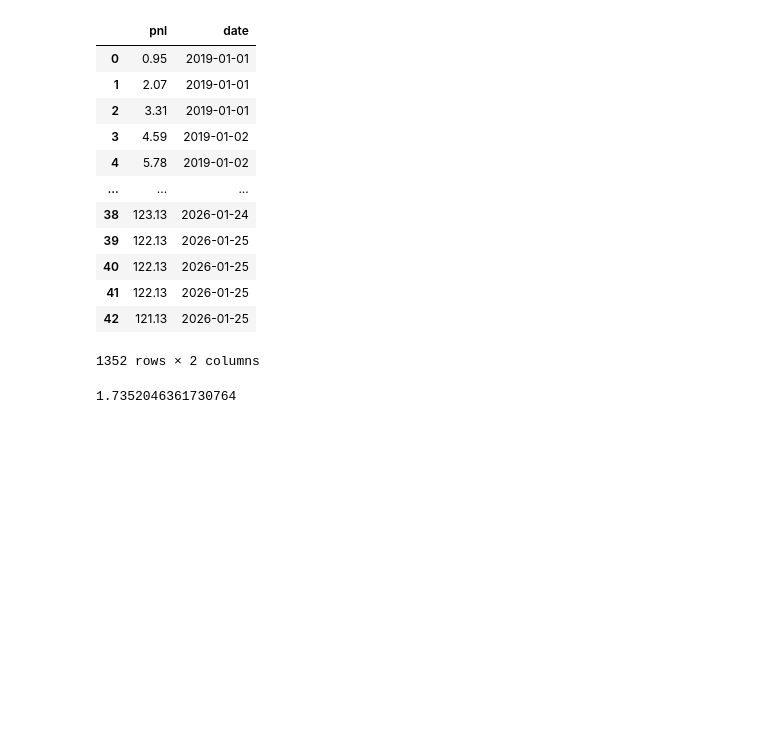
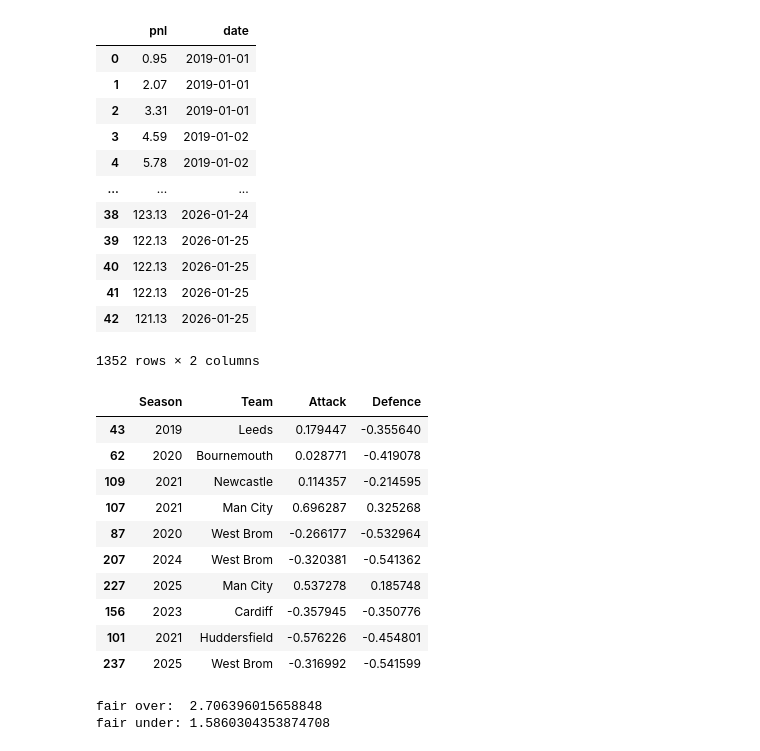
Before and after one commit to ThomasGourlay/football-poisson-model, a Jupyter notebook: main.ipynb, the cells around one changed output. Drawn from its saved outputs; the diff is of its cells as text; code cells hidden in the pictures; blank space fills up the shorter version.

```diff
--- a/main.ipynb
+++ b/main.ipynb
@@ -423,6 +425,20 @@ in this period we made net $5.12
 final=pd.concat(mylist)
 # %%
 ratings_df = fit_params(season_matches, n_teams, n_seasons, Settings(0.1, 0.1), teams)
+# %%
+ratings_df.sample(10)
+# %% [output]
+|  | Season | Team | Attack | Defence |
+| 43 | 2019 | Leeds | 0.179447 | -0.355640 |
+| 62 | 2020 | Bournemouth | 0.028771 | -0.419078 |
+| 109 | 2021 | Newcastle | 0.114357 | -0.214595 |
+| 107 | 2021 | Man City | 0.696287 | 0.325268 |
+| 87 | 2020 | West Brom | -0.266177 | -0.532964 |
+| 207 | 2024 | West Brom | -0.320381 | -0.541362 |
+| 227 | 2025 | Man City | 0.537278 | 0.185748 |
+| 156 | 2023 | Cardiff | -0.357945 | -0.350776 |
+| 101 | 2021 | Huddersfield | -0.576226 | -0.454801 |
+| 237 | 2025 | West Brom | -0.316992 | -0.541599 |
 # %%
 home_adv=0.087241
 # %%
@@ -464,4 +483,6 @@ t_dict = ratings_to_team_dict(ratings_df, 2025)
 # %%
-1/(1-p_total_over(2.5, t_dict["Brighton"],t_dict["Everton"], home_adv))
+print(f'fair over:  {1/(p_total_over(2.5, t_dict[t1],t_dict[t2], home_adv))}')
+print(f'fair under: {1/(1-(p_total_over(2.5, t_dict[t1],t_dict[t2], home_adv)))}')
 # %% [output]
-1.7352046361730764
+fair over:  2.706396015658848
+fair under: 1.5860304353874708
```
Also changed, not shown: parts of 2 cells of this notebook, 6 other files.
